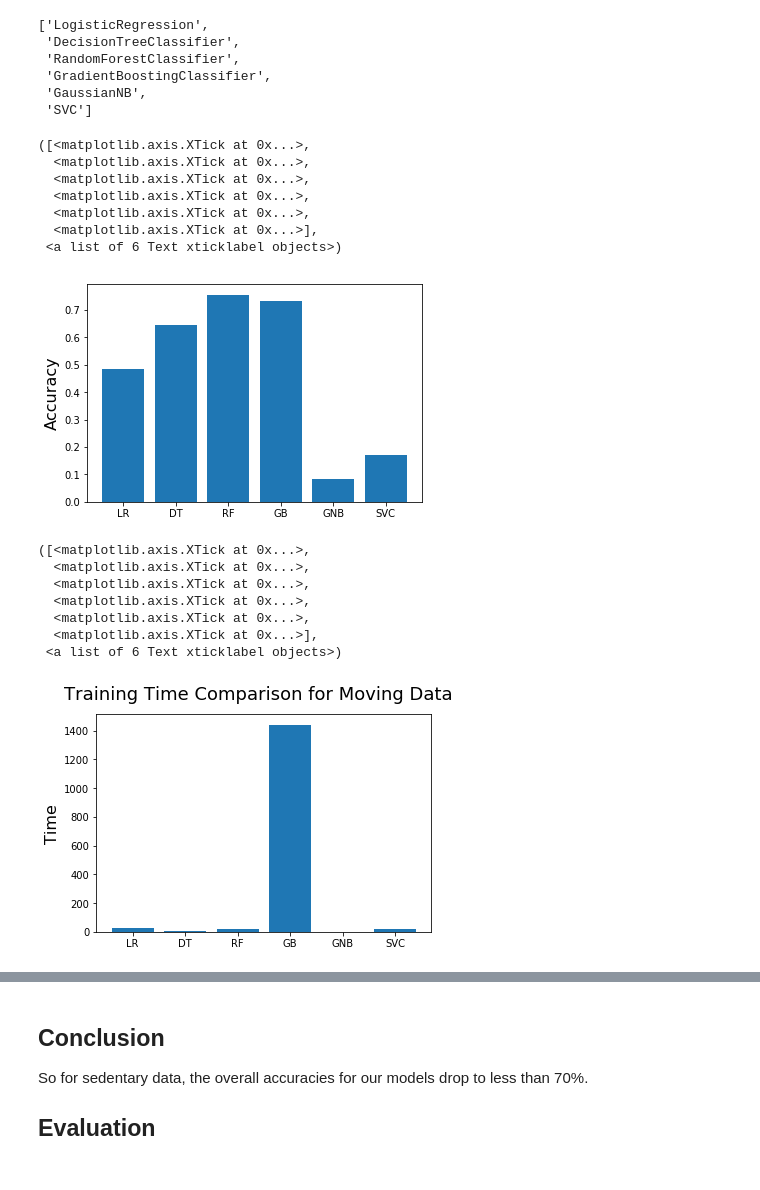
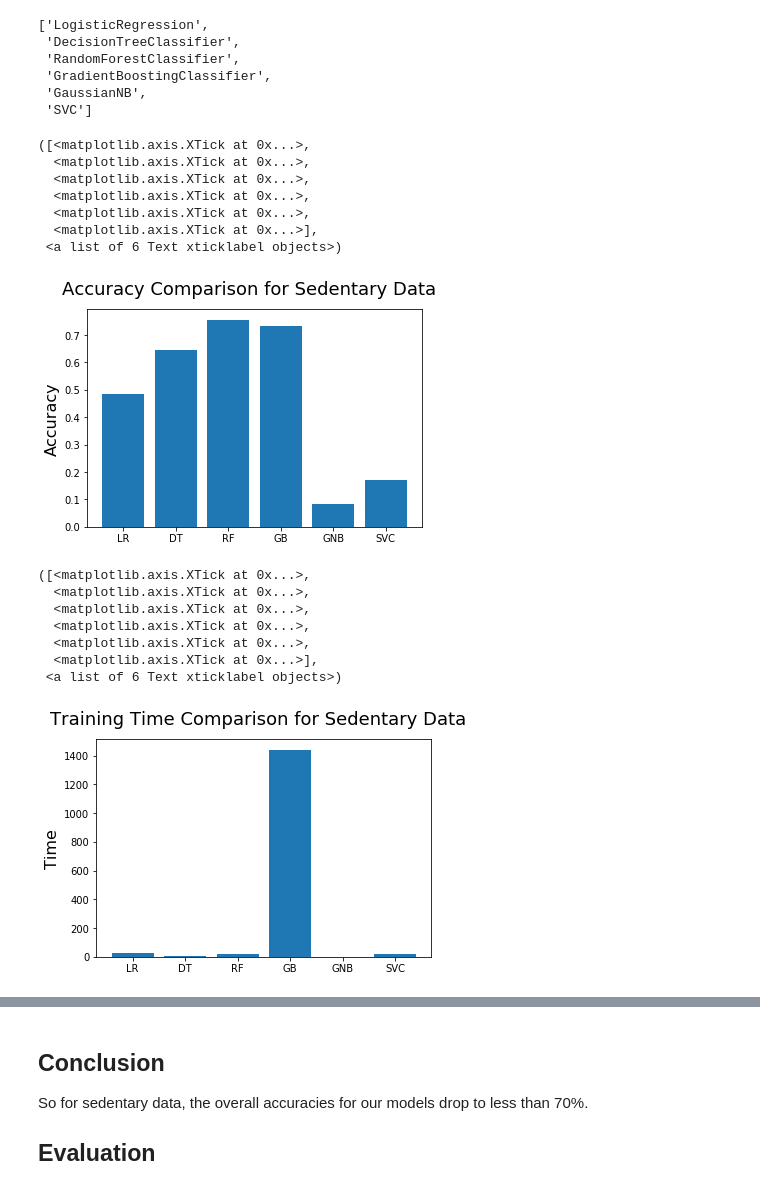
Before and after one commit to tinahbu/Gait-Cycle-Segmentation, a Jupyter notebook: Human Activity Prediction.ipynb, the cells around one changed output, grey strips where cells are left out. Cells and saved outputs as stored; diff of their text form; code cells hidden in the pictures.

Commit message:
graphs for presentation

```diff
--- a/Human Activity Prediction.ipynb
+++ b/Human Activity Prediction.ipynb
@@ -450,26 +450,27 @@ model
 model = ['LR', 'DT', 'RF', 'GB', 'GNB', 'SVC']
 # %%
 # Plot the accuracy for each classifier
+fig = plt.figure()
 index = np.arange(len(model))
 plt.bar(index, accuracy)
-fig.suptitle('Accuracy Comparison for Moving Data', fontsize=18)
+fig.suptitle('Accuracy Comparison for Sedentary Data', fontsize=18)
 plt.ylabel('Accuracy', fontsize=16)
 plt.xticks(index, model)
 # %% [output]
 ([<matplotlib.axis.XTick at 0x...>,
   <matplotlib.axis.XTick at 0x...>,
   <matplotlib.axis.XTick at 0x...>,
   <matplotlib.axis.XTick at 0x...>,
   <matplotlib.axis.XTick at 0x...>,
   <matplotlib.axis.XTick at 0x...>],
  <a list of 6 Text xticklabel objects>)
-[figure, old version]
+[figure, new version]
 # %%
 # Plot the training time for each classifier
 fig = plt.figure()
 index = np.arange(len(model))
 plt.bar(index, train_time)
-fig.suptitle('Training Time Comparison for Moving Data', fontsize=18)
+fig.suptitle('Training Time Comparison for Sedentary Data', fontsize=18)
 plt.ylabel('Time', fontsize=16)
 plt.xticks(index, model)
 # %% [output]
@@ -480,7 +481,7 @@ plt.xticks(index, model)
   <matplotlib.axis.XTick at 0x...>,
   <matplotlib.axis.XTick at 0x...>],
  <a list of 6 Text xticklabel objects>)
-[figure, old version]
+[figure, new version]
 # %%
 # Plot the prediction time for each classifier
 fig = plt.figure()
```
Also changed, not shown: parts of 1 cell of this notebook, 1 other file.
